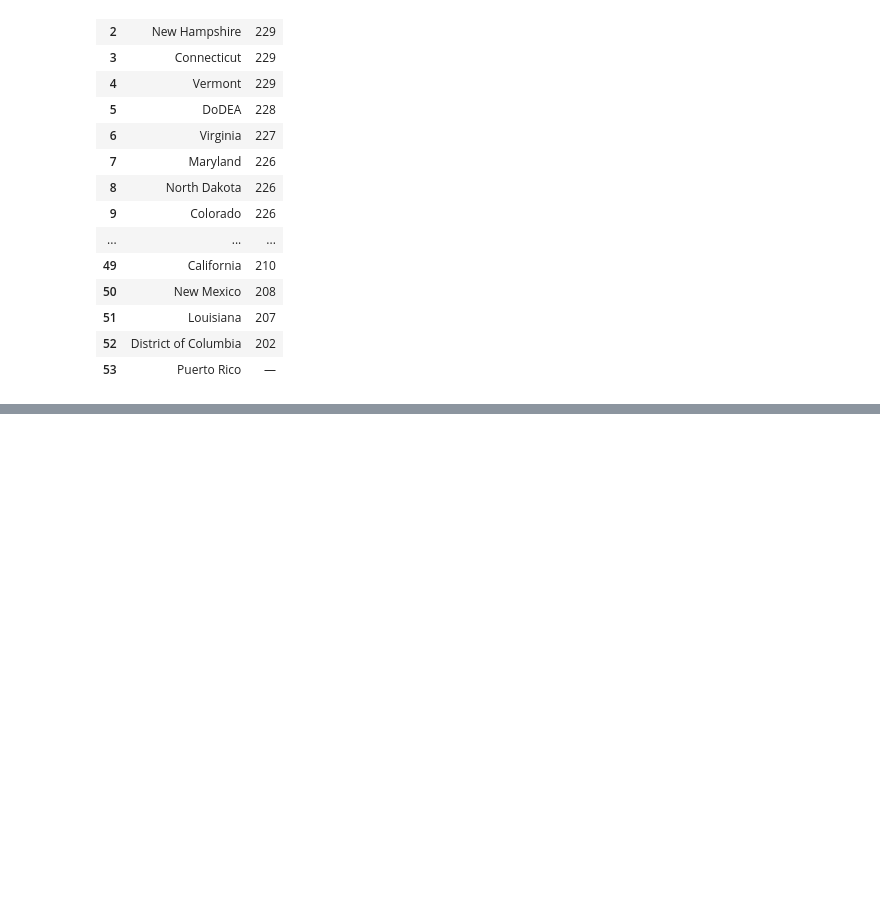
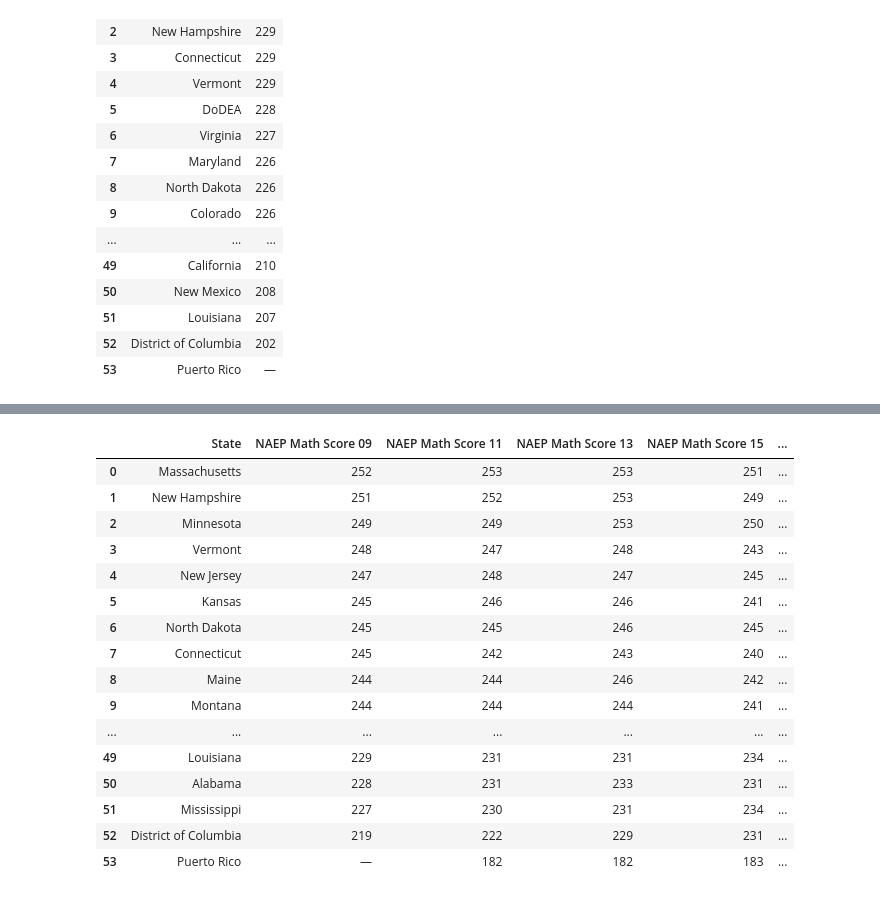
Before and after one commit to josh-acampado/dumbledores_platoon, a Jupyter notebook: National_test_scores.ipynb, the cells around one changed output, grey strips where cells are left out. Saved outputs shown, nothing was run; the diff lists cells and outputs as text; code cells hidden in the pictures; blank space fills up the shorter version.

```diff
--- a/National_test_scores.ipynb
+++ b/National_test_scores.ipynb
@@ -94,17 +94,17 @@ reading_09_df
 # %%
 #rename column to include year, change Jurisdiction to State
 #math
-math_09_df.rename(columns = {'Jurisdiction' : 'State', 'MN' : 'NAEP Math Score 09'})
-math_11_df.rename(columns = {'Jurisdiction' : 'State', 'MN' : 'NAEP Math Score 11'})
-math_13_df.rename(columns = {'Jurisdiction' : 'State', 'MN' : 'NAEP Math Score 13'})
-math_15_df.rename(columns = {'Jurisdiction' : 'State', 'MN' : 'NAEP Math Score 15'})
-math_17_df.rename(columns = {'Jurisdiction' : 'State', 'MN' : 'NAEP Math Score 17'})
-math_19_df.rename(columns = {'Jurisdiction' : 'State', 'MN' : 'NAEP Math Score 19'})
+math_09_df = math_09_df.rename(columns = {'Jurisdiction' : 'State', 'MN' : 'NAEP Math Score 09'})
+math_11_df = math_11_df.rename(columns = {'Jurisdiction' : 'State', 'MN' : 'NAEP Math Score 11'})
+math_13_df = math_13_df.rename(columns = {'Jurisdiction' : 'State', 'MN' : 'NAEP Math Score 13'})
+math_15_df = math_15_df.rename(columns = {'Jurisdiction' : 'State', 'MN' : 'NAEP Math Score 15'})
+math_17_df = math_17_df.rename(columns = {'Jurisdiction' : 'State', 'MN' : 'NAEP Math Score 17'})
+math_19_df = math_19_df.rename(columns = {'Jurisdiction' : 'State', 'MN' : 'NAEP Math Score 19'})
 
 #reading
-reading_09_df.rename(columns = {'Jurisdiction' : 'State', 'MN' : 'NAEP Reading Score 09'})
-reading_11_df.rename(columns = {'Jurisdiction' : 'State', 'MN' : 'NAEP Reading Score 11'})
-reading_13_df.rename(columns = {'Jurisdiction' : 'State', 'MN' : 'NAEP Reading Score 13'})
-reading_15_df.rename(columns = {'Jurisdiction' : 'State', 'MN' : 'NAEP Reading Score 15'})
-reading_17_df.rename(columns = {'Jurisdiction' : 'State', 'MN' : 'NAEP Reading Score 17'})
-reading_19_df.rename(columns = {'Jurisdiction' : 'State', 'MN' : 'NAEP Reading Score 19'})
+reading_09_df = reading_09_df.rename(columns = {'Jurisdiction' : 'State', 'MN' : 'NAEP Reading Score 09'})
+reading_11_df = reading_11_df.rename(columns = {'Jurisdiction' : 'State', 'MN' : 'NAEP Reading Score 11'})
+reading_13_df = reading_13_df.rename(columns = {'Jurisdiction' : 'State', 'MN' : 'NAEP Reading Score 13'})
+reading_15_df = reading_15_df.rename(columns = {'Jurisdiction' : 'State', 'MN' : 'NAEP Reading Score 15'})
+reading_17_df = reading_17_df.rename(columns = {'Jurisdiction' : 'State', 'MN' : 'NAEP Reading Score 17'})
+reading_19_df = reading_19_df.rename(columns = {'Jurisdiction' : 'State', 'MN' : 'NAEP Reading Score 19'})
@@ -137,0 +148,21 @@ reading_19_df.rename(columns = {'Jurisdiction' : 'State', 'MN' : 'NAEP Reading S
+# %%
+#preview dfs
+new_math_df
+# %% [output]
+|  | State | NAEP Math Score 09 | NAEP Math Score 11 | NAEP Math Score 13 | NAEP Math Score 15 | ... |
+| 0 | Massachusetts | 252 | 253 | 253 | 251 | ... |
+| 1 | New Hampshire | 251 | 252 | 253 | 249 | ... |
+| 2 | Minnesota | 249 | 249 | 253 | 250 | ... |
+| 3 | Vermont | 248 | 247 | 248 | 243 | ... |
+| 4 | New Jersey | 247 | 248 | 247 | 245 | ... |
+| 5 | Kansas | 245 | 246 | 246 | 241 | ... |
+| 6 | North Dakota | 245 | 245 | 246 | 245 | ... |
+| 7 | Connecticut | 245 | 242 | 243 | 240 | ... |
+| 8 | Maine | 244 | 244 | 246 | 242 | ... |
+| 9 | Montana | 244 | 244 | 244 | 241 | ... |
+| ... | ... | ... | ... | ... | ... | ... |
+| 49 | Louisiana | 229 | 231 | 231 | 234 | ... |
+| 50 | Alabama | 228 | 231 | 233 | 231 | ... |
+| 51 | Mississippi | 227 | 230 | 231 | 234 | ... |
+| 52 | District of Columbia | 219 | 222 | 229 | 231 | ... |
+| 53 | Puerto Rico | — | 182 | 182 | 183 | ... |
```
Also changed, not shown: parts of 11 cells of this notebook.
